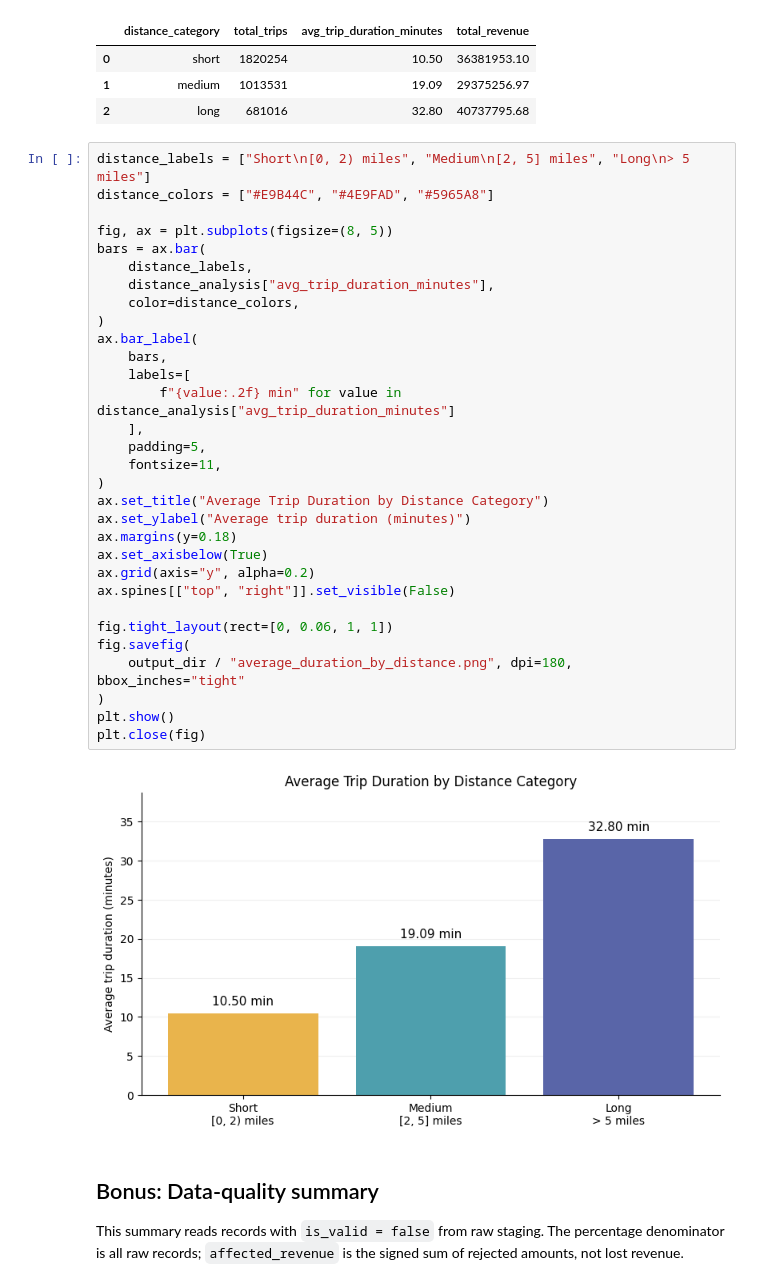
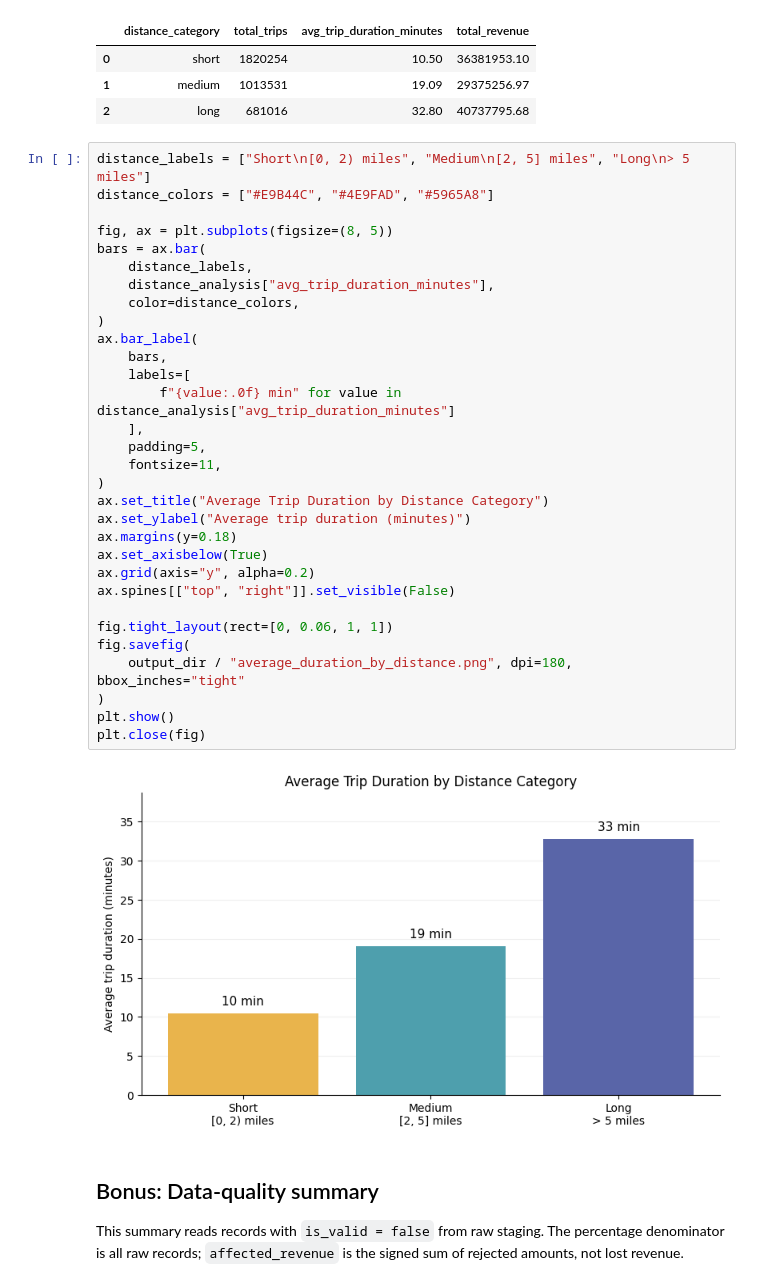
Before and after one commit to Homeyra-mhm/duckdb-dbt-challenge, a Jupyter notebook: notebooks/results_analysis.ipynb, the cells around one changed output. Cells and saved outputs as stored; diff of their text form.

Commit message:
Update charts lables and Readme

```diff
--- a/notebooks/results_analysis.ipynb
+++ b/notebooks/results_analysis.ipynb
@@ -247,35 +247,35 @@ display(distance_analysis)
 distance_labels = ["Short\n[0, 2) miles", "Medium\n[2, 5] miles", "Long\n> 5 miles"]
 distance_colors = ["#E9B44C", "#4E9FAD", "#5965A8"]
 
 fig, ax = plt.subplots(figsize=(8, 5))
 bars = ax.bar(
     distance_labels,
     distance_analysis["avg_trip_duration_minutes"],
     color=distance_colors,
 )
 ax.bar_label(
     bars,
     labels=[
-        f"{value:.2f} min" for value in distance_analysis["avg_trip_duration_minutes"]
+        f"{value:.0f} min" for value in distance_analysis["avg_trip_duration_minutes"]
     ],
     padding=5,
     fontsize=11,
 )
 ax.set_title("Average Trip Duration by Distance Category")
 ax.set_ylabel("Average trip duration (minutes)")
 ax.margins(y=0.18)
 ax.set_axisbelow(True)
 ax.grid(axis="y", alpha=0.2)
 ax.spines[["top", "right"]].set_visible(False)
 
 fig.tight_layout(rect=[0, 0.06, 1, 1])
 fig.savefig(
     output_dir / "average_duration_by_distance.png", dpi=180, bbox_inches="tight"
 )
 plt.show()
 plt.close(fig)
 # %% [output]
-[figure, old version]
+[figure, new version]
 # %% [markdown]
 ## Bonus: Data-quality summary
 
```
Also changed, not shown: parts of 2 cells of this notebook, 4 other files.
